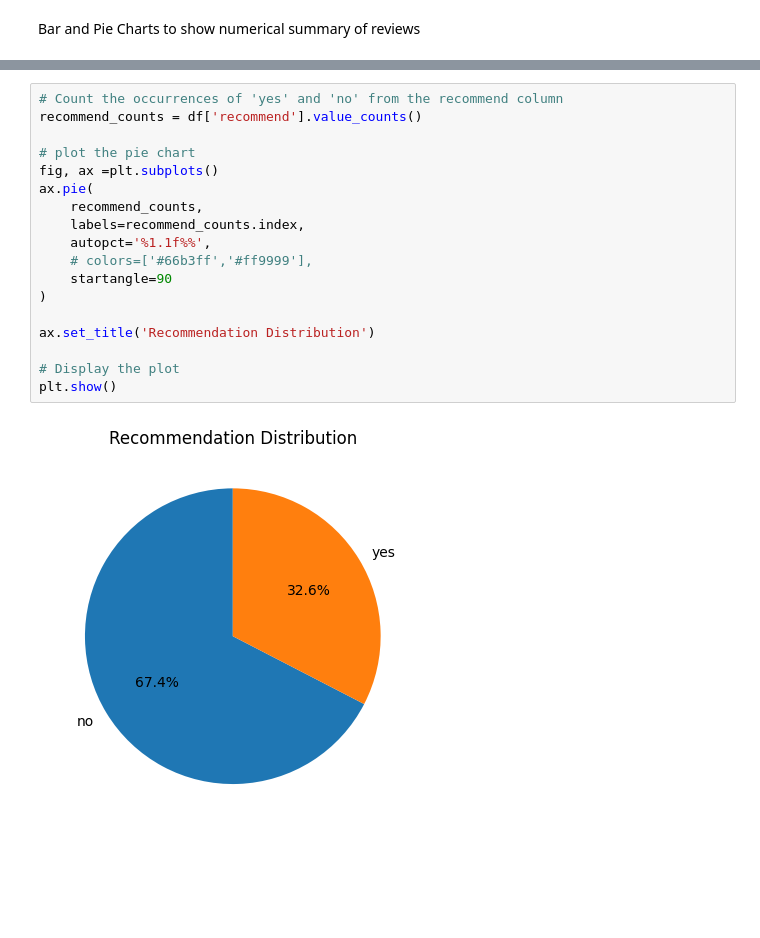
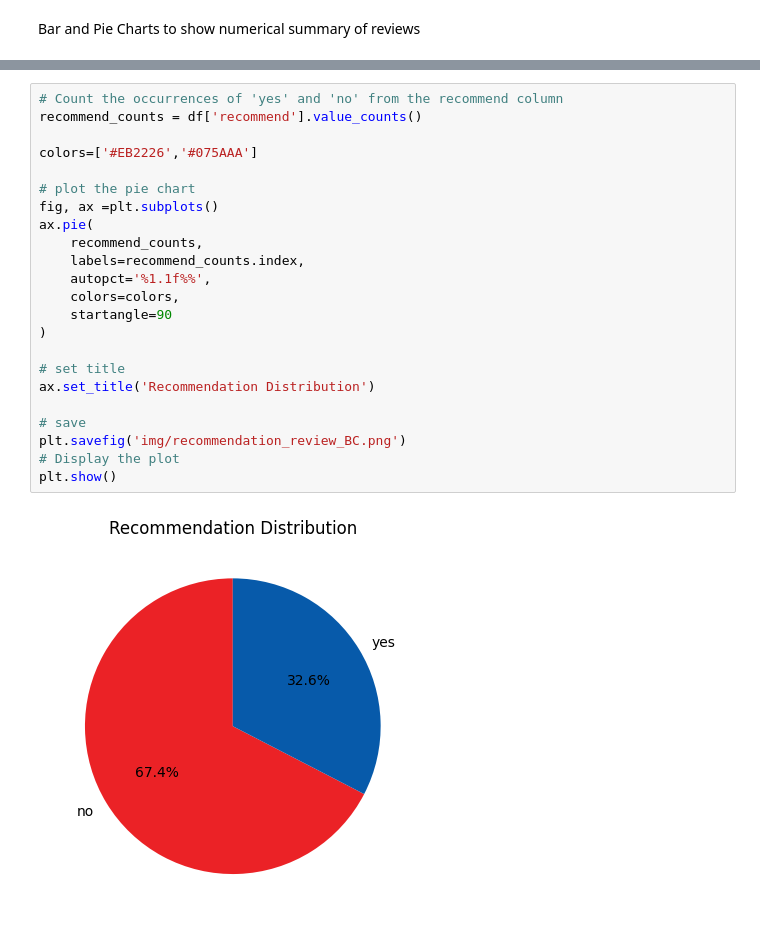
Before and after one commit to Ukomah/Customer-sentiment-analysis-for-british-airways-reviews, a Jupyter notebook: ba_reviews_analysis.ipynb, the cells around one changed output, grey strips where cells are left out. Cells and saved outputs as stored; diff of their text form; blank space fills up the shorter version.

Commit message:
review analysis

```diff
--- a/ba_reviews_analysis.ipynb
+++ b/ba_reviews_analysis.ipynb
@@ -121,20 +178,25 @@ plt.show()
 # %%
 # Count the occurrences of 'yes' and 'no' from the recommend column
 recommend_counts = df['recommend'].value_counts()
+
+colors=['#EB2226','#075AAA']
 
 # plot the pie chart
 fig, ax =plt.subplots()
 ax.pie(
     recommend_counts,
     labels=recommend_counts.index,
     autopct='%1.1f%%',
-    # colors=['#66b3ff','#ff9999'],
+    colors=colors,
     startangle=90
 )
 
+# set title
 ax.set_title('Recommendation Distribution')
 
+# save
+plt.savefig('img/recommendation_review_BC.png')
 # Display the plot
 plt.show()
 # %% [output]
-[figure, old version]
+[figure, new version]
```
Also changed, not shown: parts of 9 cells of this notebook.
